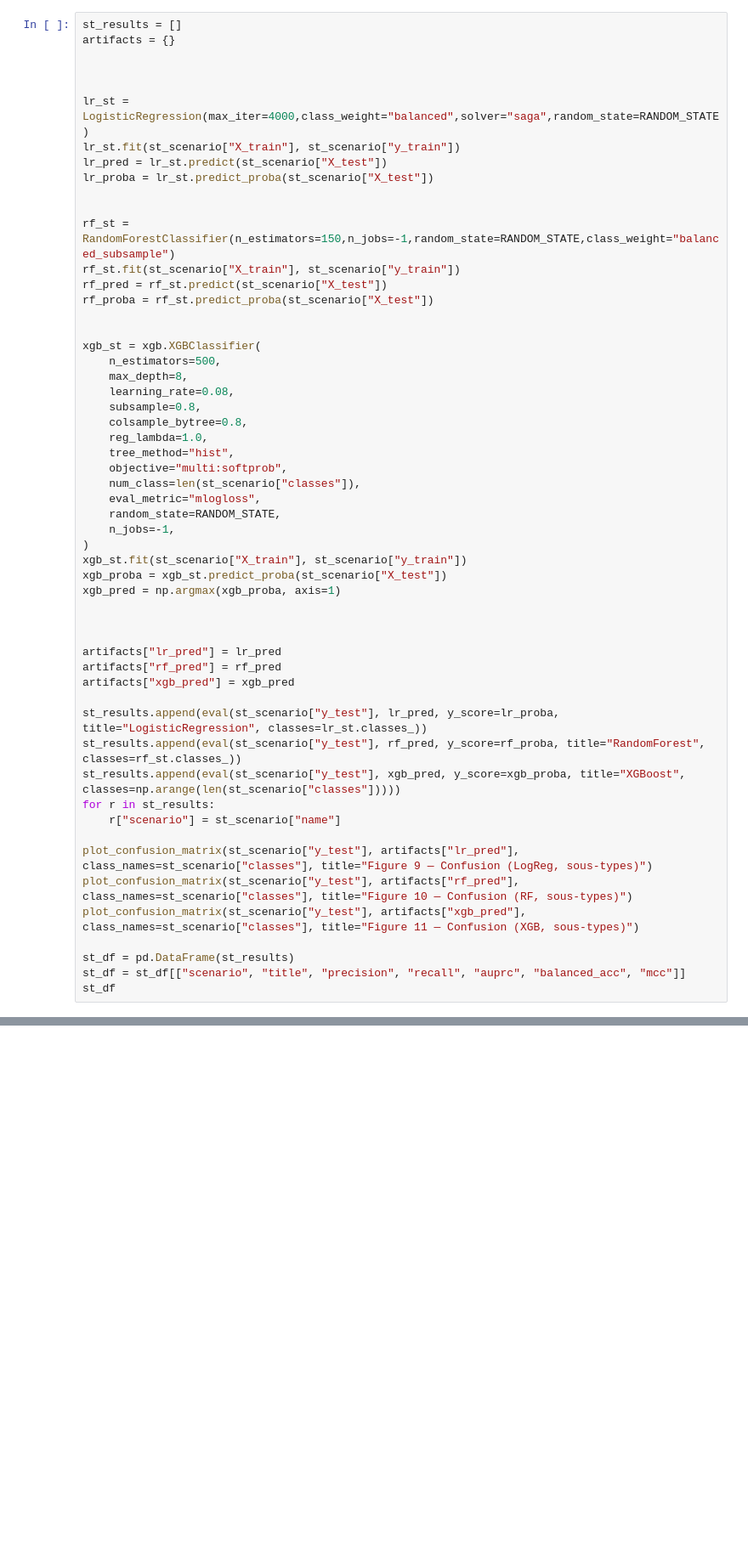
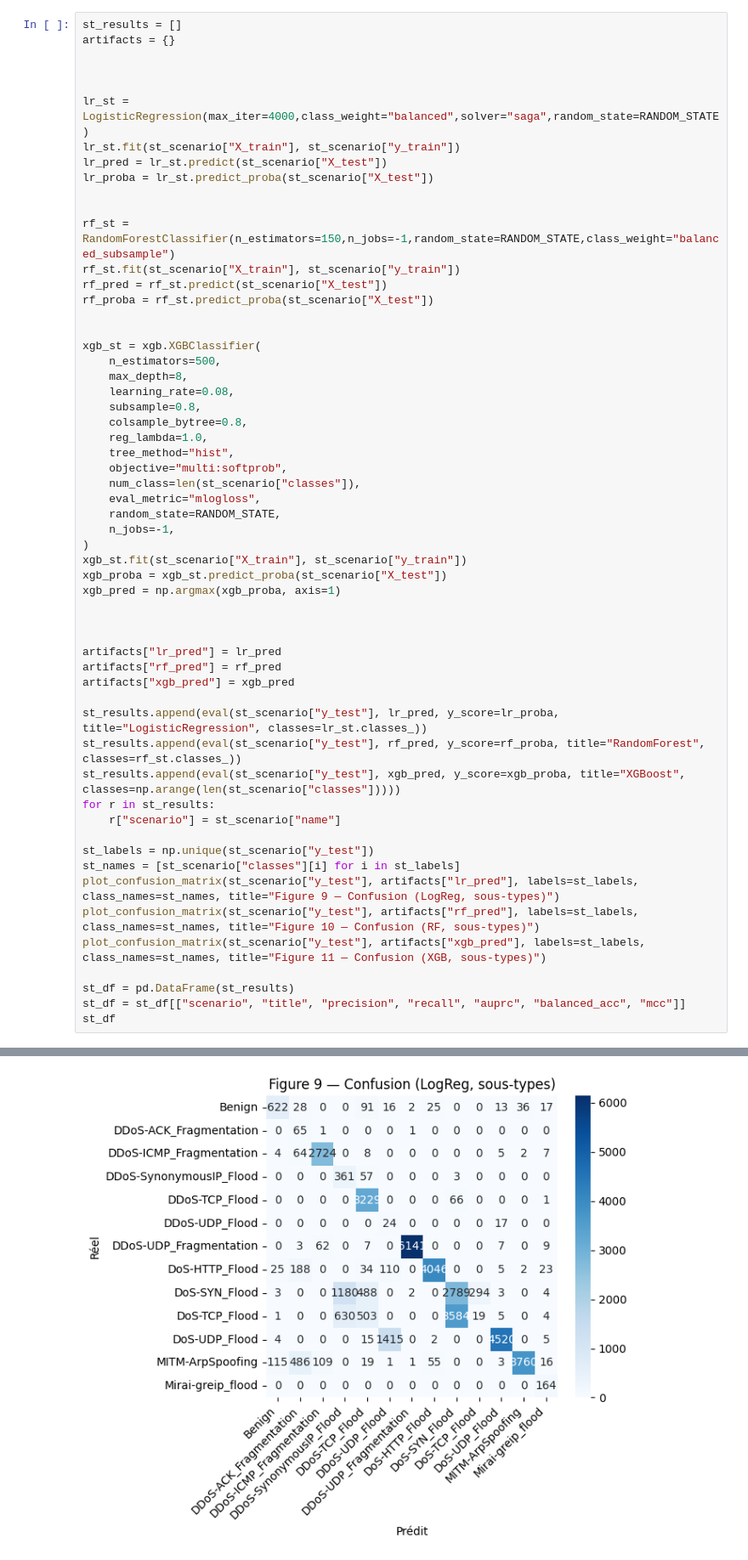
Before and after one commit to ErkannCh/mlsecu, a Jupyter notebook: mlsecu.ipynb, the cells around one changed output, grey strips where cells are left out. Shown at 85% size. Cells and saved outputs as stored; diff of their text form; blank space fills up the shorter version.

```diff
--- a/mlsecu.ipynb
+++ b/mlsecu.ipynb
@@ -646,9 +688,11 @@ st_results.append(eval(st_scenario["y_test"], xgb_pred, y_score=xgb_proba, title
 for r in st_results:
     r["scenario"] = st_scenario["name"]
 
-plot_confusion_matrix(st_scenario["y_test"], artifacts["lr_pred"], class_names=st_scenario["classes"], title="Figure 9 — Confusion (LogReg, sous-types)")
-plot_confusion_matrix(st_scenario["y_test"], artifacts["rf_pred"], class_names=st_scenario["classes"], title="Figure 10 — Confusion (RF, sous-types)")
-plot_confusion_matrix(st_scenario["y_test"], artifacts["xgb_pred"], class_names=st_scenario["classes"], title="Figure 11 — Confusion (XGB, sous-types)")
+st_labels = np.unique(st_scenario["y_test"])
+st_names = [st_scenario["classes"][i] for i in st_labels]
+plot_confusion_matrix(st_scenario["y_test"], artifacts["lr_pred"], labels=st_labels, class_names=st_names, title="Figure 9 — Confusion (LogReg, sous-types)")
+plot_confusion_matrix(st_scenario["y_test"], artifacts["rf_pred"], labels=st_labels, class_names=st_names, title="Figure 10 — Confusion (RF, sous-types)")
+plot_confusion_matrix(st_scenario["y_test"], artifacts["xgb_pred"], labels=st_labels, class_names=st_names, title="Figure 11 — Confusion (XGB, sous-types)")
 
 st_df = pd.DataFrame(st_results)
 st_df = st_df[["scenario", "title", "precision", "recall", "auprc", "balanced_acc", "mcc"]]
@@ -657,0 +701 @@ TypeError: eval() missing 1 required positional argument: 'y_score'
+[figure, added]
```
Also changed, not shown: parts of 20 cells of this notebook, 29 other files.
